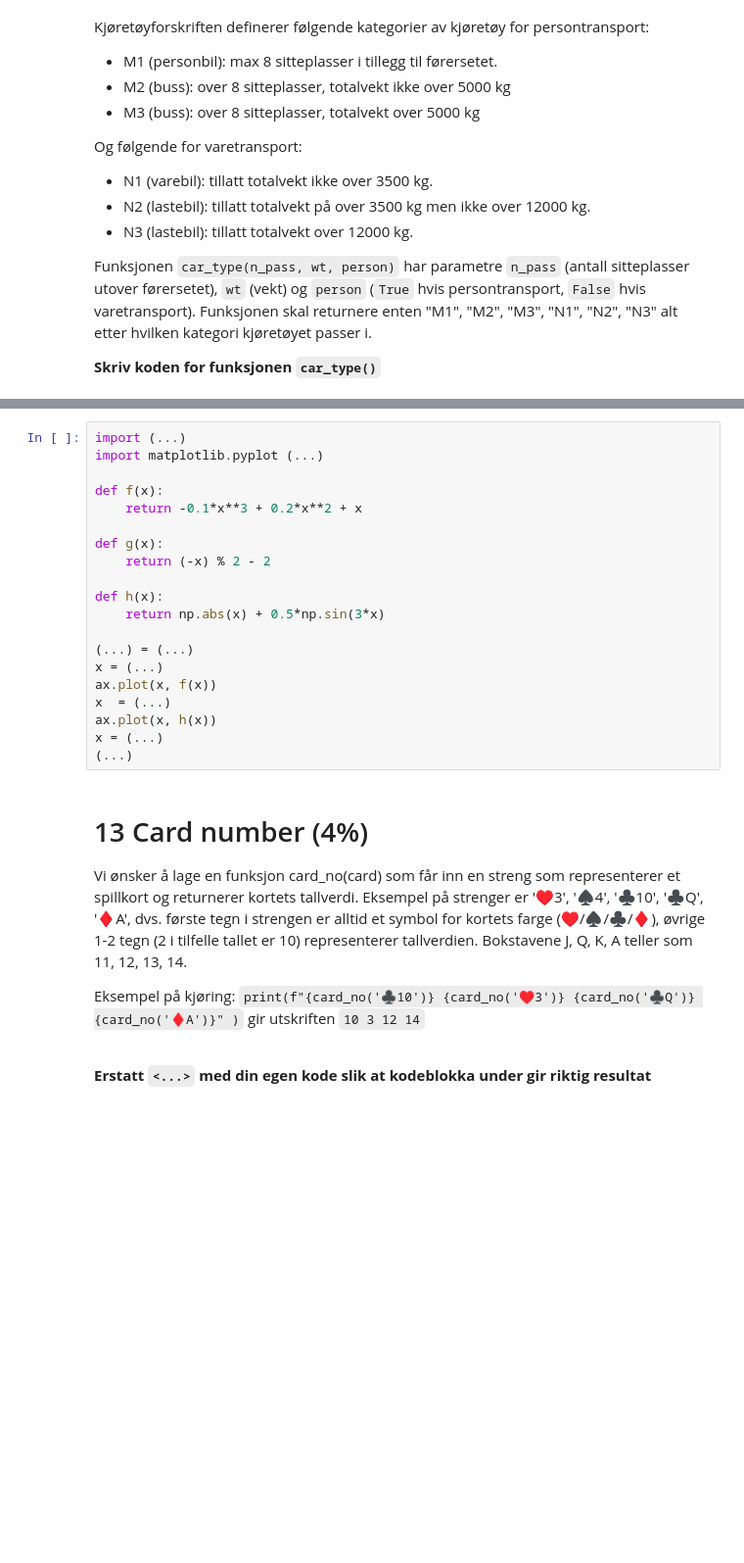
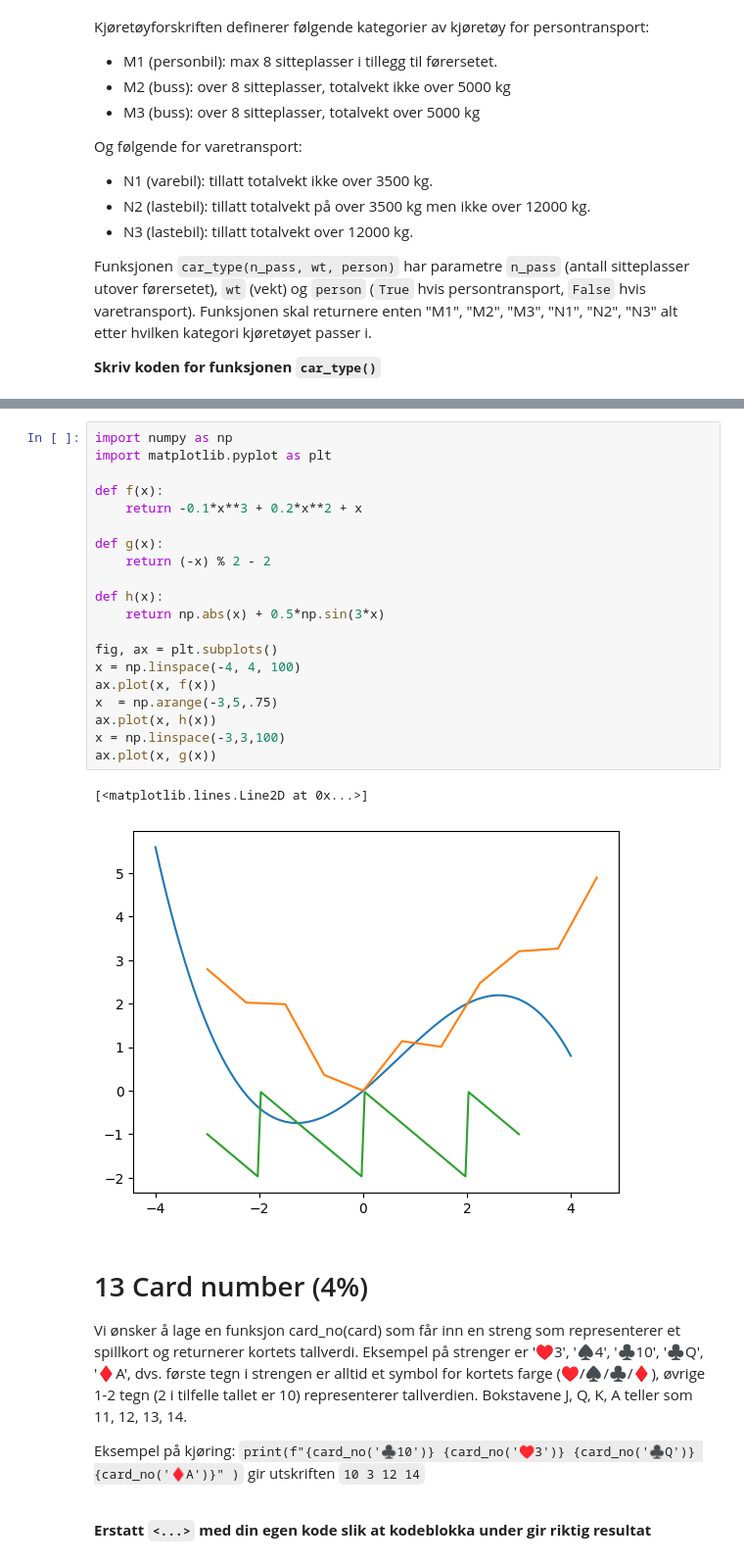
Before and after one commit to erikbohne/TDT4110_Informasjonsteknologi, a Jupyter notebook: old_exams/eksamen_ord_2022_2/eksamen_2022_2_programmering.ipynb, the cells around one changed output, grey strips where cells are left out. Shown: that part at 98% size. Cells and saved outputs as stored; diff of their text form; blank space fills up the shorter version.

```diff
--- a/old_exams/eksamen_ord_2022_2/eksamen_2022_2_programmering.ipynb
+++ b/old_exams/eksamen_ord_2022_2/eksamen_2022_2_programmering.ipynb
@@ -286,25 +359,28 @@ Kodehint:
 
 <img src="img/12_plot_2.png" width="500"/>
 # %%
-import (...)
-import matplotlib.pyplot (...)
+import numpy as np
+import matplotlib.pyplot as plt
 
 def f(x):
     return -0.1*x**3 + 0.2*x**2 + x
 
 def g(x):
     return (-x) % 2 - 2
 
 def h(x):
     return np.abs(x) + 0.5*np.sin(3*x)
 
-(...) = (...)
-x = (...)
+fig, ax = plt.subplots()
+x = np.linspace(-4, 4, 100)
 ax.plot(x, f(x))
-x  = (...)
+x  = np.arange(-3,5,.75)
 ax.plot(x, h(x))
-x = (...)
-(...)
+x = np.linspace(-3,3,100)
+ax.plot(x, g(x))
+# %% [output]
+[<matplotlib.lines.Line2D at 0x...>]
+[figure, added]
 # %% [markdown]
 # 13 Card number (4%)
 
```
Also changed, not shown: parts of 30 cells of this notebook, 2 other files.
